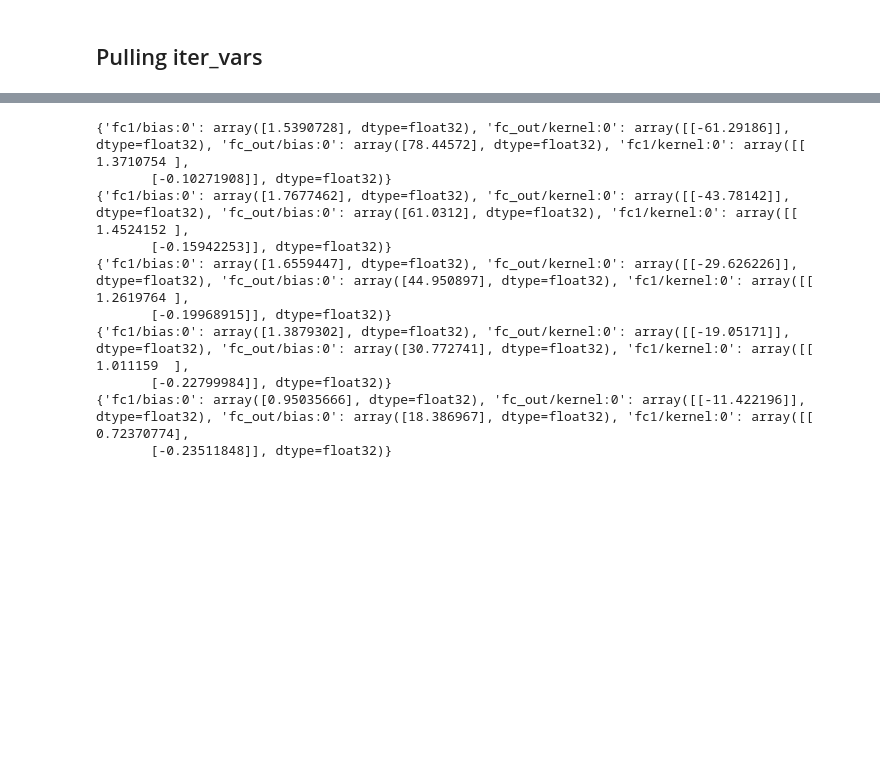
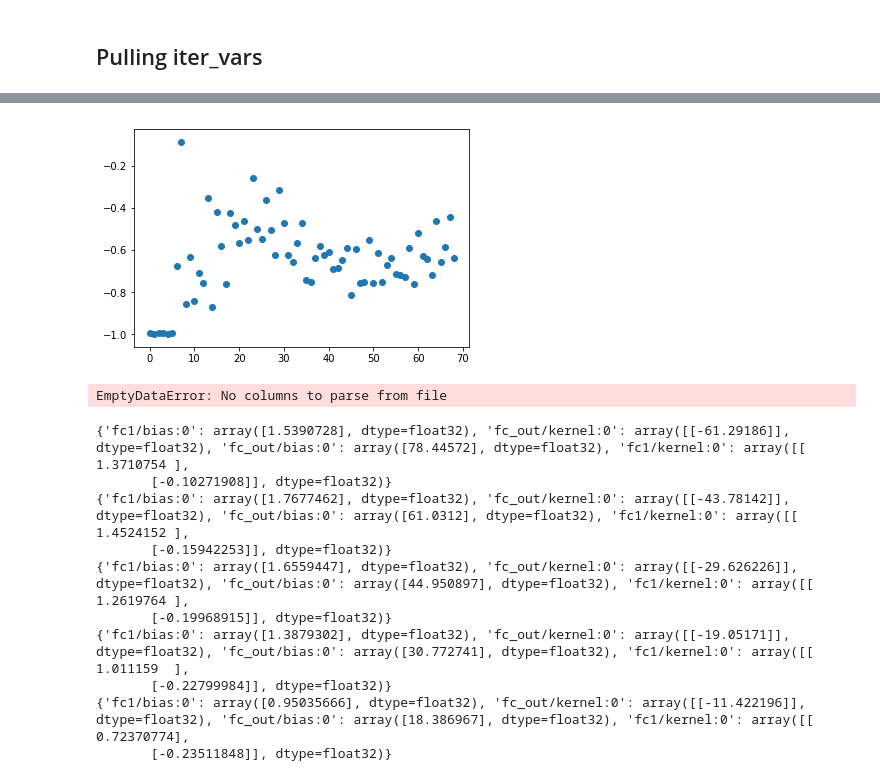
Before and after one commit to nskh/grads, a Jupyter notebook: lqr.ipynb, the cells around one changed output, grey strips where cells are left out. Drawn from its saved outputs; the diff is of its cells as text; code cells hidden in the pictures; blank space fills up the shorter version.

Commit message:
progress

```diff
--- a/lqr.ipynb
+++ b/lqr.ipynb
@@ -263,3 +279,17 @@ for iteration in itervars[:10]:
+# %%
+import matplotlib.pyplot as plt
+%matplotlib inline
+plt.scatter(np.arange(len(corrs)), corrs)
+plt.show()
+# %% [output]
+[figure, added]
+# %%
+import pandas as pd
+with open('/Users/nishant/ray_results/2018-08-26_22-43-29r4a9tt7u/progress.csv', 'rb') as file:
+    prog = pd.read_csv(file)
+prog
+# %% [output]
+EmptyDataError: No columns to parse from file
 # %%
 for iteration in itervars:
     print(eval_grads(process_weights(iteration['weights'])))
```
Also changed, not shown: parts of 4 cells of this notebook.
